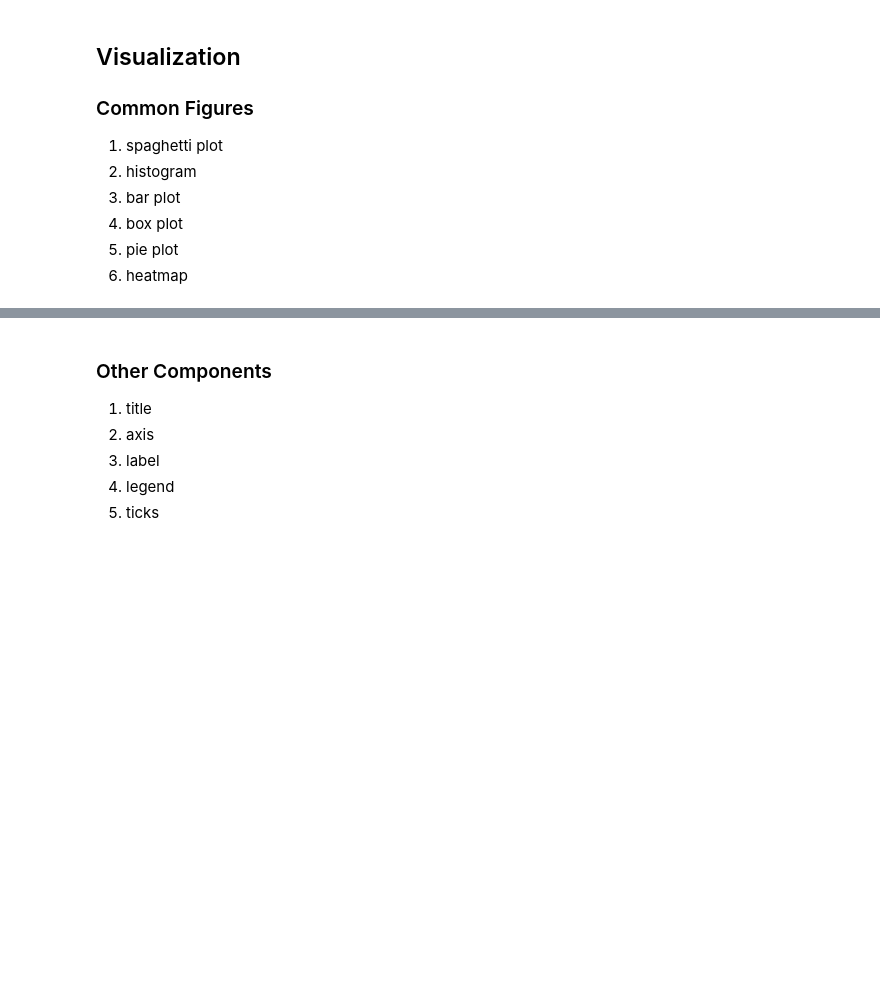
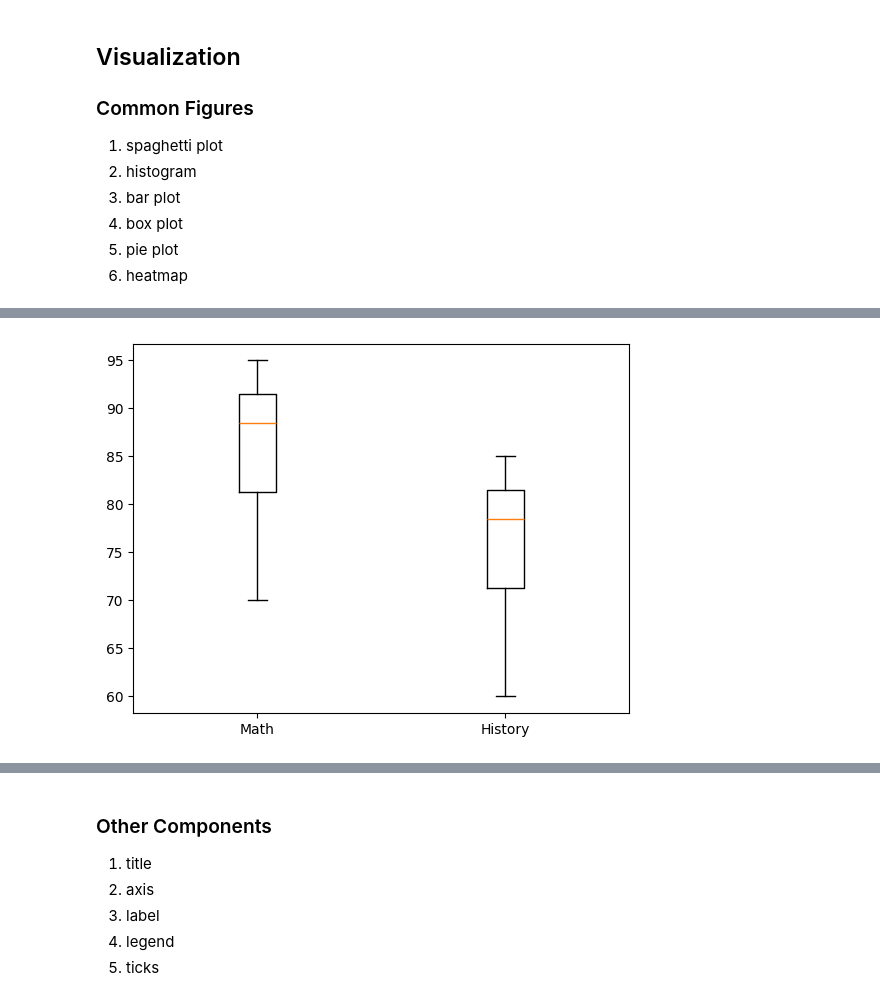
Before and after one commit to Tptrix29/py-tutorials, a Jupyter notebook: docs/build/doctrees/nbsphinx/lectures/data-man-vis.ipynb, the cells around one changed output, grey strips where cells are left out. Saved outputs shown, nothing was run; the diff lists cells and outputs as text; code cells hidden in the pictures; blank space fills up the shorter version.

```diff
--- a/docs/build/doctrees/nbsphinx/lectures/data-man-vis.ipynb
+++ b/docs/build/doctrees/nbsphinx/lectures/data-man-vis.ipynb
@@ -32,0 +297,14 @@ plt.show()
+# %%
+# box plot with multiple columns
+data = {
+    'Name': ['Alice', 'Bob', 'Charlie', 'David', 'Eve', 'Frank', 'Grace', 'Helen', 'Ivy', 'Jack'],
+    'math_score': [88, 92, 95, 70, 85, 90, 89, 78, 93, 80],
+    'history_score': [78, 82, 85, 60, 75, 80, 79, 68, 83, 70]
+}
+
+df = pd.DataFrame(data)
+plt.boxplot([df['math_score'], df['history_score']])
+plt.xticks([1, 2], ['Math', 'History'])
+plt.show()
+# %% [output]
+[figure, added]
```
Also changed, not shown: parts of 32 cells of this notebook, 31 other files.
